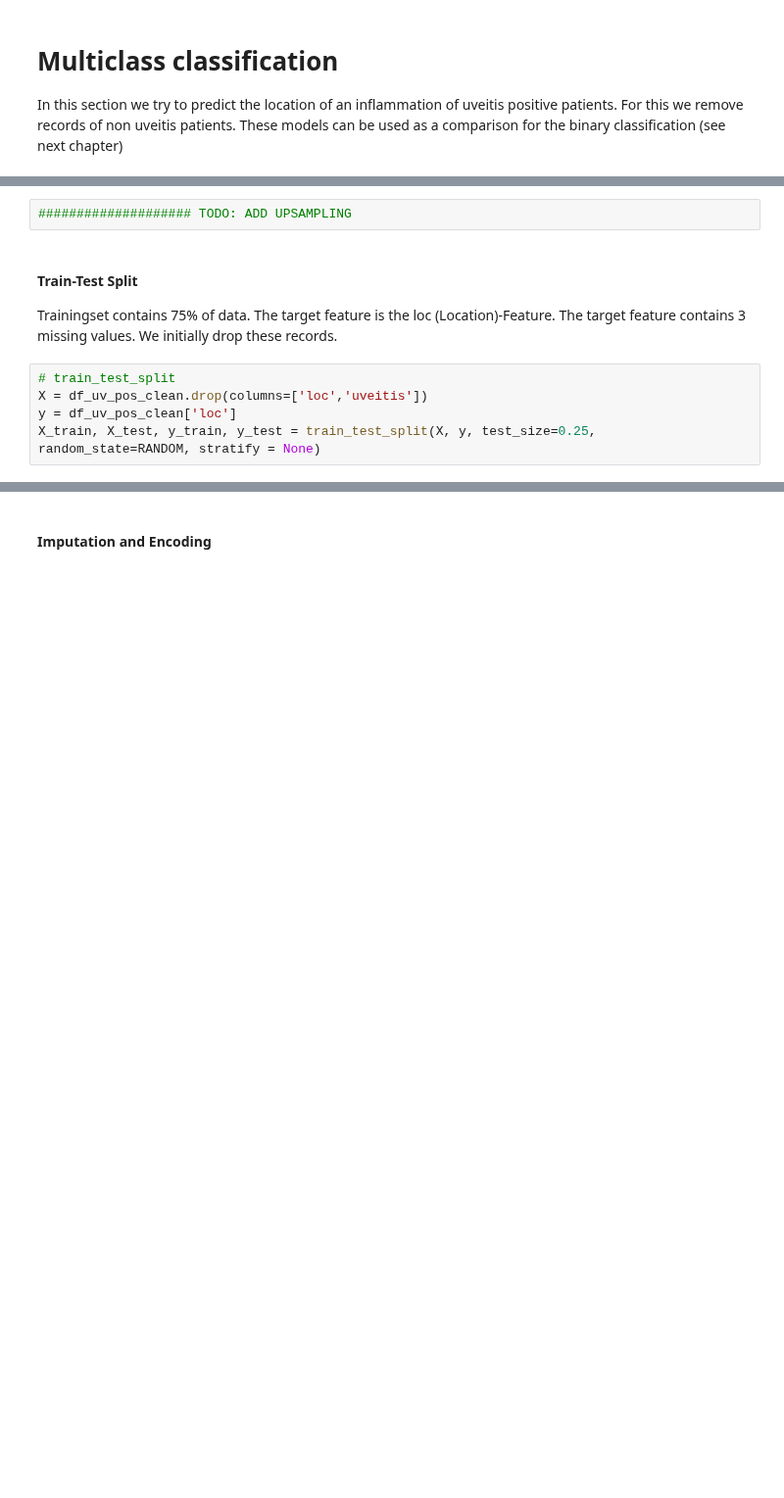
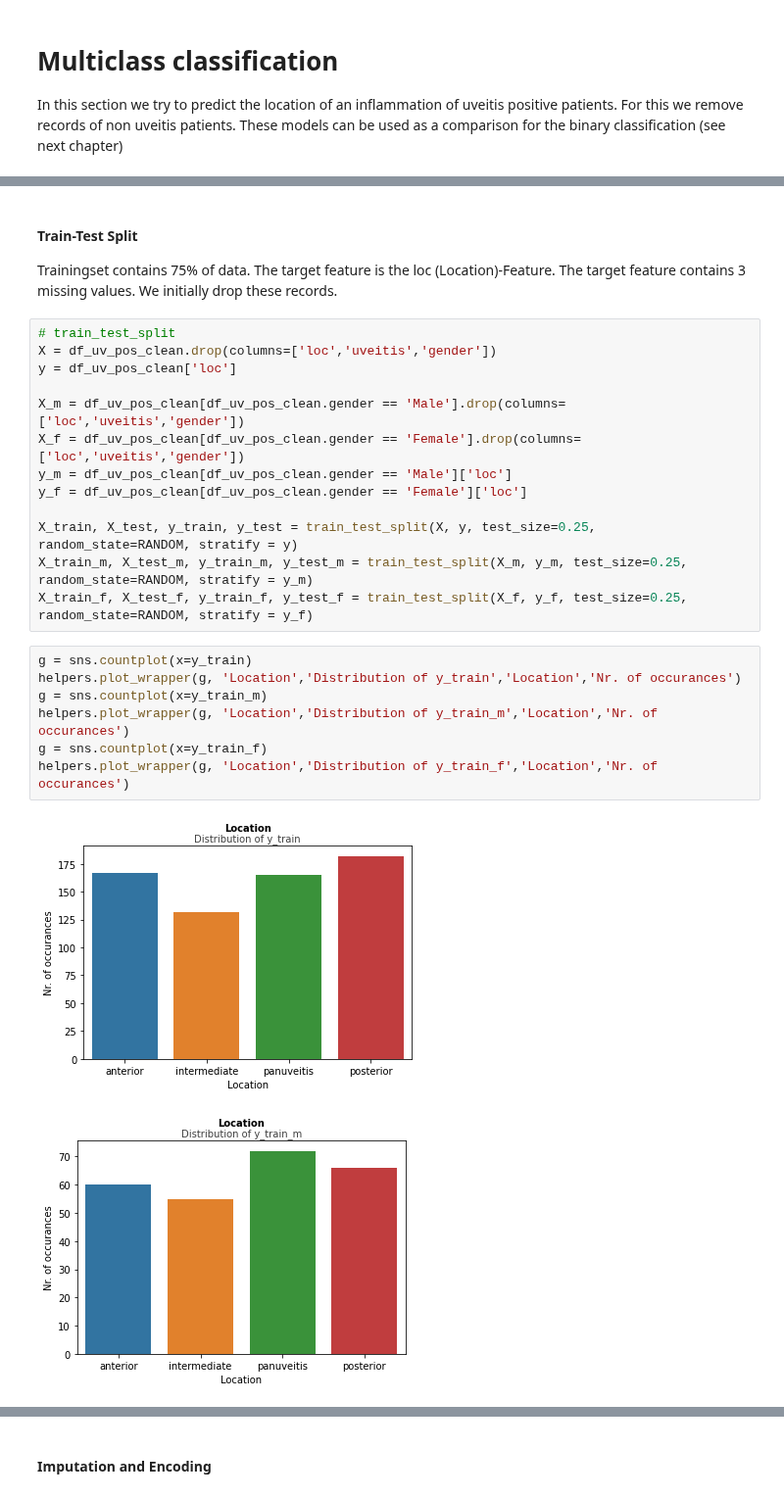
Before and after one commit to CrawTheOne/mirror_-fhnw_ds_fs2021_medical_challenge, a Jupyter notebook: machine_learning/location_classification.ipynb, the cells around one changed output, grey strips where cells are left out. Shown at 98% size. Drawn from its saved outputs; the diff is of its cells as text; blank space fills up the shorter version.

```diff
--- a/machine_learning/location_classification.ipynb
+++ b/machine_learning/location_classification.ipynb
@@ -88,11 +110,27 @@ helpers.plot_wrapper(g, 'Location','Distribution of location classes','Location'
-# %%
-#################### TODO: ADD UPSAMPLING
 # %% [markdown]
 #### Train-Test Split
 Trainingset contains 75% of data. The target feature is the loc (Location)-Feature.
 The target feature contains 3 missing values. We initially drop these records.
-# %%
-# train_test_split
-X = df_uv_pos_clean.drop(columns=['loc','uveitis'])
-y = df_uv_pos_clean['loc']
-X_train, X_test, y_train, y_test = train_test_split(X, y, test_size=0.25, random_state=RANDOM, stratify = None)
+# %%
+# train_test_split
+X = df_uv_pos_clean.drop(columns=['loc','uveitis','gender'])
+y = df_uv_pos_clean['loc']
+
+X_m = df_uv_pos_clean[df_uv_pos_clean.gender == 'Male'].drop(columns=['loc','uveitis','gender'])
+X_f = df_uv_pos_clean[df_uv_pos_clean.gender == 'Female'].drop(columns=['loc','uveitis','gender'])
+y_m = df_uv_pos_clean[df_uv_pos_clean.gender == 'Male']['loc']
+y_f = df_uv_pos_clean[df_uv_pos_clean.gender == 'Female']['loc']
+
+X_train, X_test, y_train, y_test = train_test_split(X, y, test_size=0.25, random_state=RANDOM, stratify = y)
+X_train_m, X_test_m, y_train_m, y_test_m = train_test_split(X_m, y_m, test_size=0.25, random_state=RANDOM, stratify = y_m)
+X_train_f, X_test_f, y_train_f, y_test_f = train_test_split(X_f, y_f, test_size=0.25, random_state=RANDOM, stratify = y_f)
+# %%
+g = sns.countplot(x=y_train)
+helpers.plot_wrapper(g, 'Location','Distribution of y_train','Location','Nr. of occurances')
+g = sns.countplot(x=y_train_m)
+helpers.plot_wrapper(g, 'Location','Distribution of y_train_m','Location','Nr. of occurances')
+g = sns.countplot(x=y_train_f)
+helpers.plot_wrapper(g, 'Location','Distribution of y_train_f','Location','Nr. of occurances')
+# %% [output]
+[figure, added]
+[figure, added]
```
Also changed, not shown: parts of 110 cells of this notebook.
